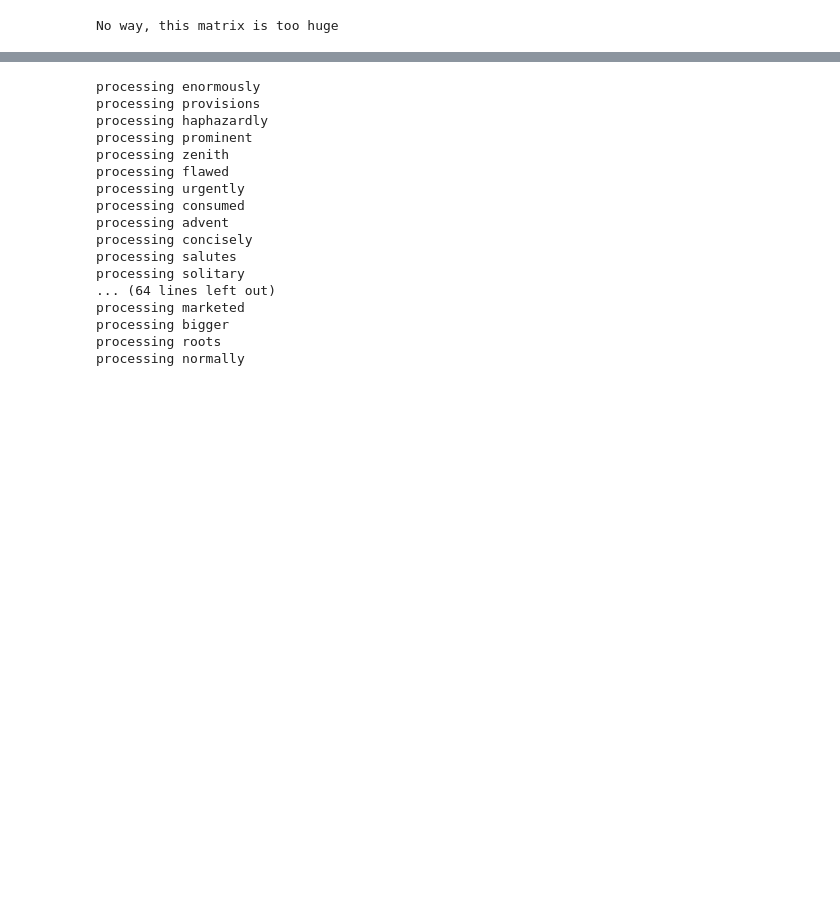
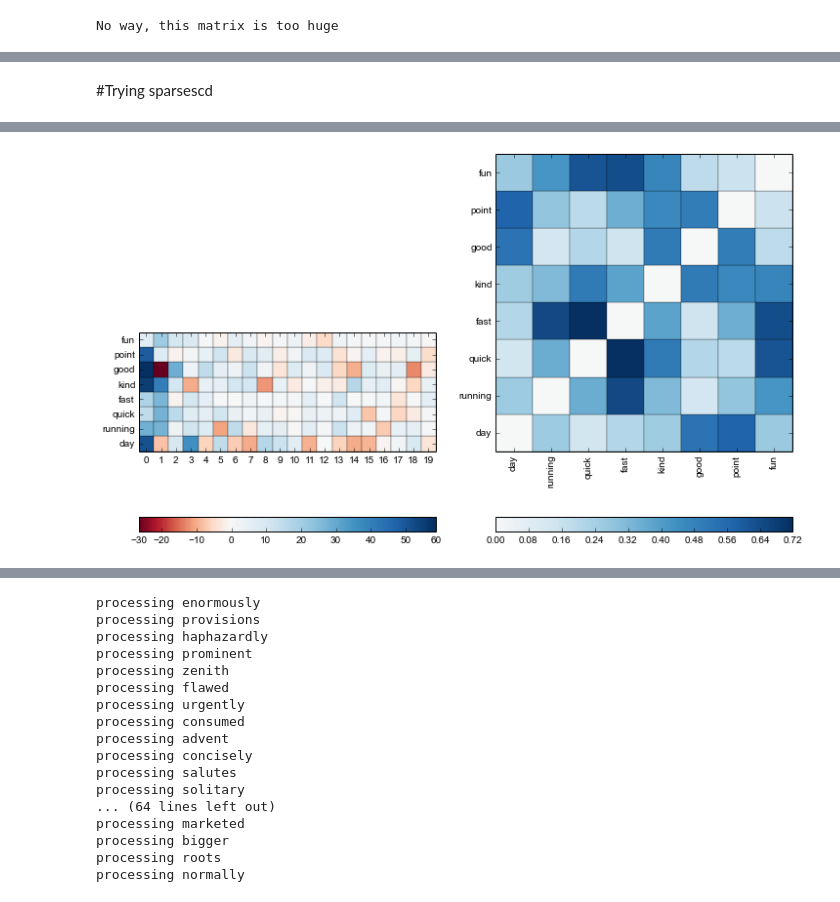
Before and after one commit to undertherain/vsmlib, a Jupyter notebook: python/matrices.ipynb, the cells around one changed output, grey strips where cells are left out. Cells and saved outputs as stored; diff of their text form; code cells hidden in the pictures; blank space fills up the shorter version.

```diff
--- a/python/matrices.ipynb
+++ b/python/matrices.ipynb
@@ -270,0 +249,12 @@ time: 188.3584315776825
+# %% [markdown]
+#Trying sparsescd
+# %%
+from sparsesvd import sparsesvd
+c=cooccurrence.T.tocsc()
+time_start = time.time()
+ut, s_ev, vt = sparsesvd(c,cnt_singular_vectors)
+projected_svdpack=np.dot(vt.T,np.diag(s_ev))
+time_end = time.time()
+print ("took {0:0.2f} seconds".format(time_end-time_start))
+draw_features_and_similarity(projected_svdpack,True)
+# %% [output]
@@ -271,2 +262,3 @@ time: 188.3584315776825
+[figure, added]
 # %%
 plt.plot(s_ev)
```
Also changed, not shown: parts of 31 cells of this notebook, 12 other files.
